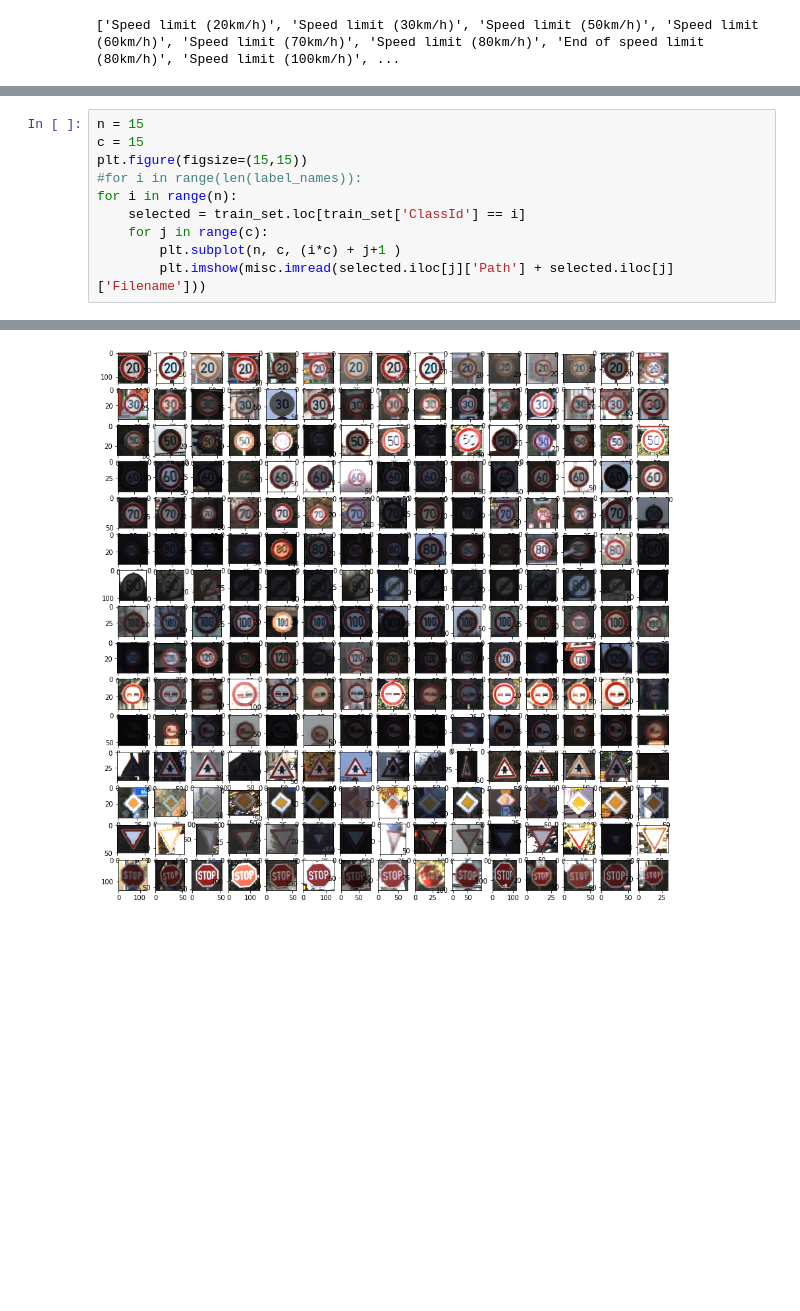
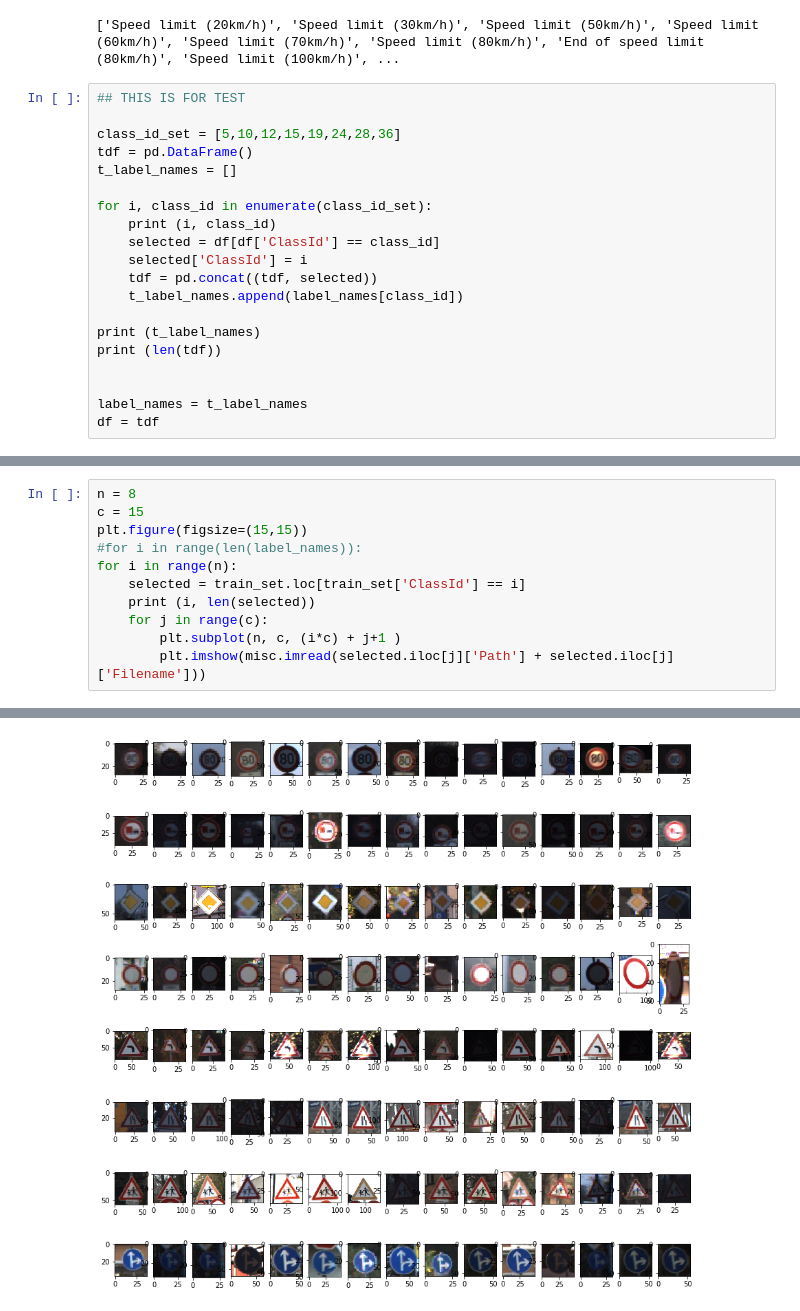
Before and after one commit to tempflip/Traffic_Sign_Classifier_Workshop, a Jupyter notebook: project.ipynb, the cells around one changed output, grey strips where cells are left out. Cells and saved outputs as stored; diff of their text form; blank space fills up the shorter version.

```diff
--- a/project.ipynb
+++ b/project.ipynb
@@ -30,3 +30,23 @@ del label_names[0]
 print (label_names)
 # %% [output]
 ['Speed limit (20km/h)', 'Speed limit (30km/h)', 'Speed limit (50km/h)', 'Speed limit (60km/h)', 'Speed limit (70km/h)', 'Speed limit (80km/h)', 'End of speed limit (80km/h)', 'Speed limit (100km/h)', ...
+# %%
+## THIS IS FOR TEST
+
+class_id_set = [5,10,12,15,19,24,28,36]
+tdf = pd.DataFrame()
+t_label_names = []
+
+for i, class_id in enumerate(class_id_set):
+    print (i, class_id)
+    selected = df[df['ClassId'] == class_id]
+    selected['ClassId'] = i
+    tdf = pd.concat((tdf, selected))
+    t_label_names.append(label_names[class_id])
+
+print (t_label_names)
+print (len(tdf))
+
+
+label_names = t_label_names
+df = tdf
@@ -73,10 +107,11 @@ Count of test set:  7842
 # %%
-n = 15
+n = 8
 c = 15
 plt.figure(figsize=(15,15))
 #for i in range(len(label_names)):
 for i in range(n):
     selected = train_set.loc[train_set['ClassId'] == i]
+    print (i, len(selected))
     for j in range(c):
         plt.subplot(n, c, (i*c) + j+1 )
         plt.imshow(misc.imread(selected.iloc[j]['Path'] + selected.iloc[j]['Filename']))
@@ -84,3 +127,3 @@ for i in range(n):
-[figure, old version]
+[figure, new version]
 # %%
 from sklearn import preprocessing
```
Also changed, not shown: parts of 12 cells of this notebook.
